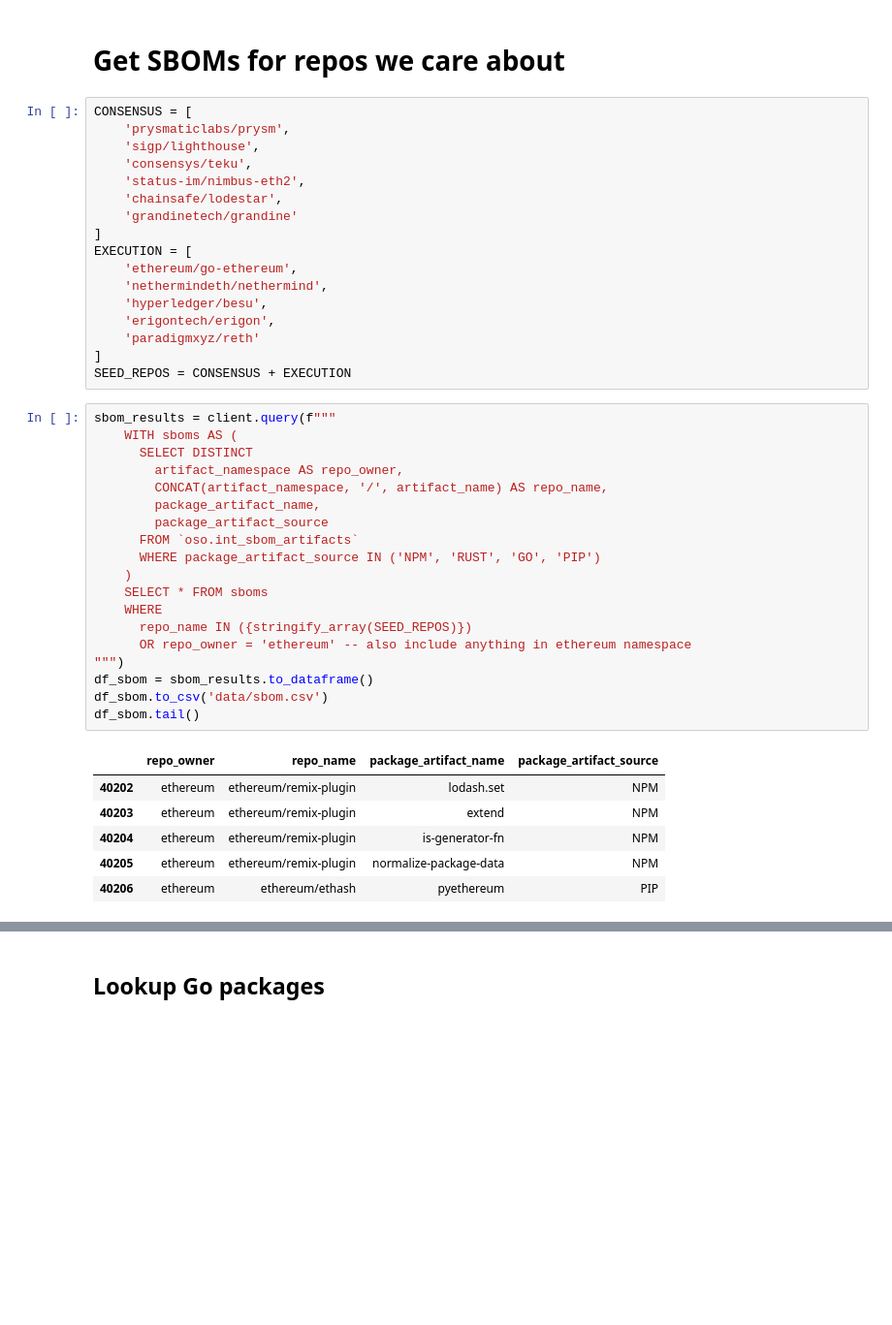
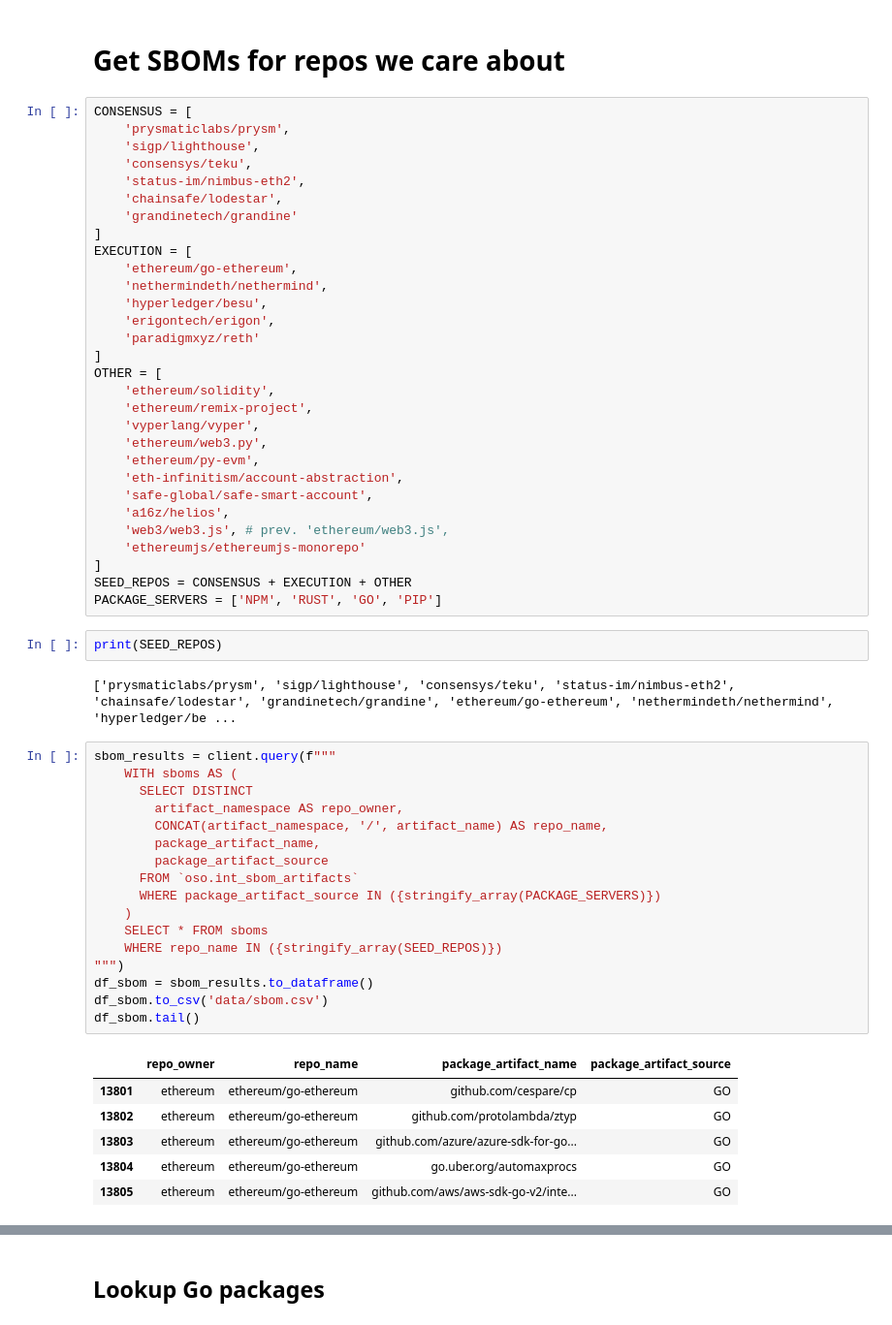
Before and after one commit to opensource-observer/insights, a Jupyter notebook: community/ai_agents/DataPrep.ipynb, the cells around one changed output, grey strips where cells are left out. Shown at 97% size. Saved outputs shown, nothing was run; the diff lists cells and outputs as text; blank space fills up the shorter version.

```diff
--- a/community/ai_agents/DataPrep.ipynb
+++ b/community/ai_agents/DataPrep.ipynb
@@ -44,30 +44,45 @@ EXECUTION = [
     'erigontech/erigon',
     'paradigmxyz/reth'
 ]
-SEED_REPOS = CONSENSUS + EXECUTION
+OTHER = [
+    'ethereum/solidity',
+    'ethereum/remix-project',
+    'vyperlang/vyper',
+    'ethereum/web3.py',
+    'ethereum/py-evm',
+    'eth-infinitism/account-abstraction',
+    'safe-global/safe-smart-account',
+    'a16z/helios',
+    'web3/web3.js', # prev. 'ethereum/web3.js',
+    'ethereumjs/ethereumjs-monorepo'
+]
+SEED_REPOS = CONSENSUS + EXECUTION + OTHER
+PACKAGE_SERVERS = ['NPM', 'RUST', 'GO', 'PIP']
+# %%
+print(SEED_REPOS)
+# %% [output]
+['prysmaticlabs/prysm', 'sigp/lighthouse', 'consensys/teku', 'status-im/nimbus-eth2', 'chainsafe/lodestar', 'grandinetech/grandine', 'ethereum/go-ethereum', 'nethermindeth/nethermind', 'hyperledger/be ...
 # %%
 sbom_results = client.query(f"""
     WITH sboms AS (
       SELECT DISTINCT
         artifact_namespace AS repo_owner,
         CONCAT(artifact_namespace, '/', artifact_name) AS repo_name,
         package_artifact_name,
         package_artifact_source
       FROM `oso.int_sbom_artifacts`
-      WHERE package_artifact_source IN ('NPM', 'RUST', 'GO', 'PIP')
+      WHERE package_artifact_source IN ({stringify_array(PACKAGE_SERVERS)})
     )
     SELECT * FROM sboms
-    WHERE
-      repo_name IN ({stringify_array(SEED_REPOS)})
-      OR repo_owner = 'ethereum' -- also include anything in ethereum namespace
+    WHERE repo_name IN ({stringify_array(SEED_REPOS)})
 """)
 df_sbom = sbom_results.to_dataframe()
 df_sbom.to_csv('data/sbom.csv')
 df_sbom.tail()
 # %% [output]
 |  | repo_owner | repo_name | package_artifact_name | package_artifact_source |
-| 40202 | ethereum | ethereum/remix-plugin | lodash.set | NPM |
-| 40203 | ethereum | ethereum/remix-plugin | extend | NPM |
-| 40204 | ethereum | ethereum/remix-plugin | is-generator-fn | NPM |
-| 40205 | ethereum | ethereum/remix-plugin | normalize-package-data | NPM |
-| 40206 | ethereum | ethereum/ethash | pyethereum | PIP |
+| 13801 | ethereum | ethereum/go-ethereum | github.com/cespare/cp | GO |
+| 13802 | ethereum | ethereum/go-ethereum | github.com/protolambda/ztyp | GO |
+| 13803 | ethereum | ethereum/go-ethereum | github.com/azure/azure-sdk-for-go... | GO |
+| 13804 | ethereum | ethereum/go-ethereum | go.uber.org/automaxprocs | GO |
+| 13805 | ethereum | ethereum/go-ethereum | github.com/aws/aws-sdk-go-v2/inte... | GO |
```
Also changed, not shown: parts of 15 cells of this notebook, 8 other files.
